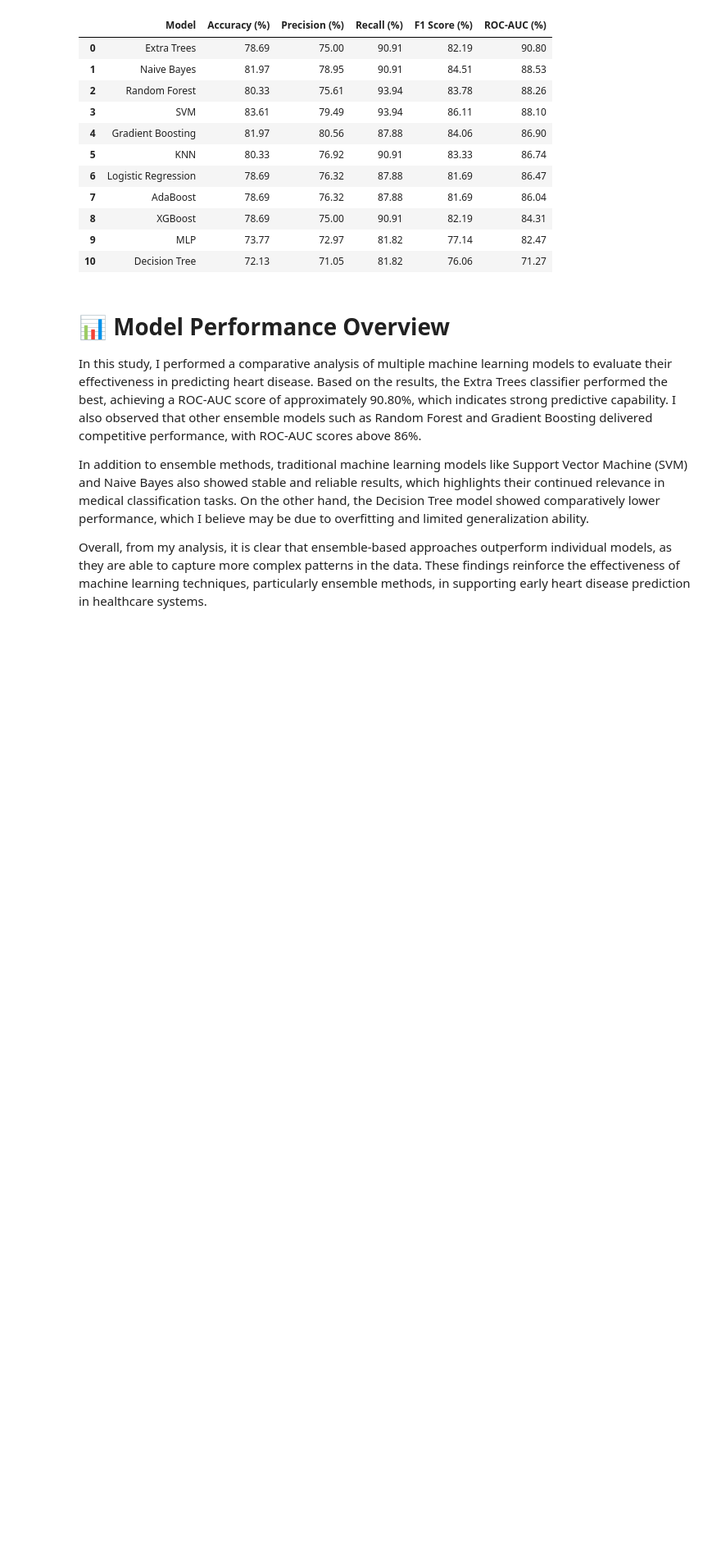
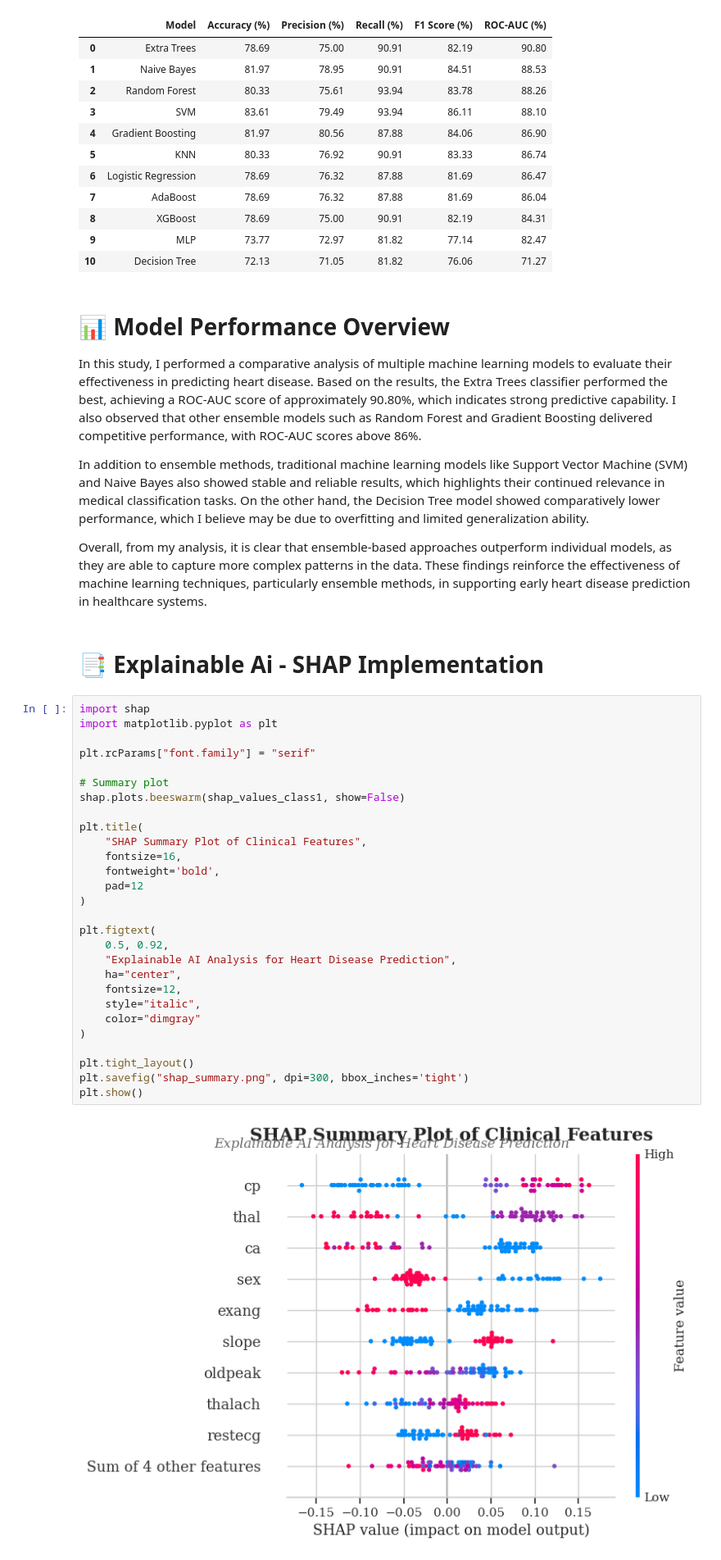
Before and after one commit to jabedkhanjb/Advancing-Early-Heart-Disease-Detection-Using-Explainable-AI-in-Healthcare-Systems, a Jupyter notebook: Advancing Early Heart Disease Detection Using Explainable AI in Healthcare Systems.ipynb, the cells around one changed output. Shown at 82% size. Cells and saved outputs as stored; diff of their text form; blank space fills up the shorter version.

Commit message:
shapp analysis

```diff
--- a/Advancing Early Heart Disease Detection Using Explainable AI in Healthcare Systems.ipynb
+++ b/Advancing Early Heart Disease Detection Using Explainable AI in Healthcare Systems.ipynb
@@ -581,3 +581,35 @@ In this study, I performed a comparative analysis of multiple machine learning m
 In addition to ensemble methods, traditional machine learning models like Support Vector Machine (SVM) and Naive Bayes also showed stable and reliable results, which highlights their continued relevance in medical classification tasks. On the other hand, the Decision Tree model showed comparatively lower performance, which I believe may be due to overfitting and limited generalization ability.
 
 Overall, from my analysis, it is clear that ensemble-based approaches outperform individual models, as they are able to capture more complex patterns in the data. These findings reinforce the effectiveness of machine learning techniques, particularly ensemble methods, in supporting early heart disease prediction in healthcare systems.
+# %% [markdown]
+# 📑 Explainable Ai - SHAP Implementation
+# %%
+import shap
+import matplotlib.pyplot as plt
+
+plt.rcParams["font.family"] = "serif"
+
+# Summary plot
+shap.plots.beeswarm(shap_values_class1, show=False)
+
+plt.title(
+    "SHAP Summary Plot of Clinical Features",
+    fontsize=16,
+    fontweight='bold',
+    pad=12
+)
+
+plt.figtext(
+    0.5, 0.92,
+    "Explainable AI Analysis for Heart Disease Prediction",
+    ha="center",
+    fontsize=12,
+    style="italic",
+    color="dimgray"
+)
+
+plt.tight_layout()
+plt.savefig("shap_summary.png", dpi=300, bbox_inches='tight')
+plt.show()
+# %% [output]
+[figure, added]
```
Also changed, not shown: parts of 1 cell of this notebook, 2 other files.
